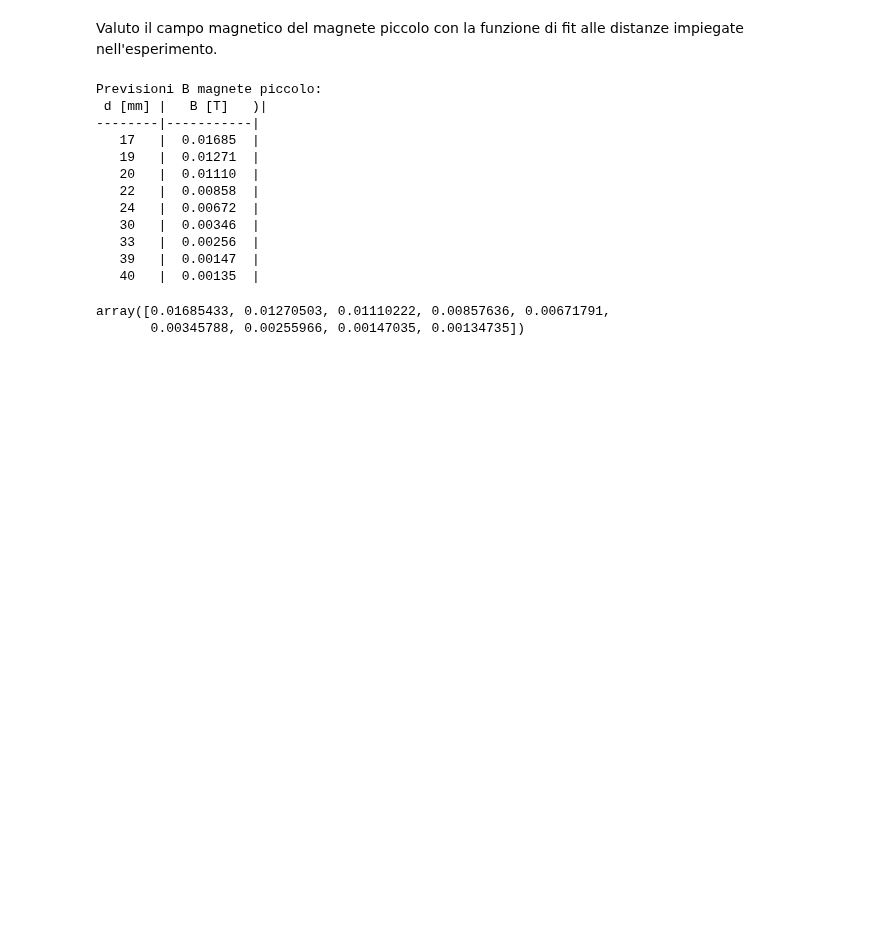
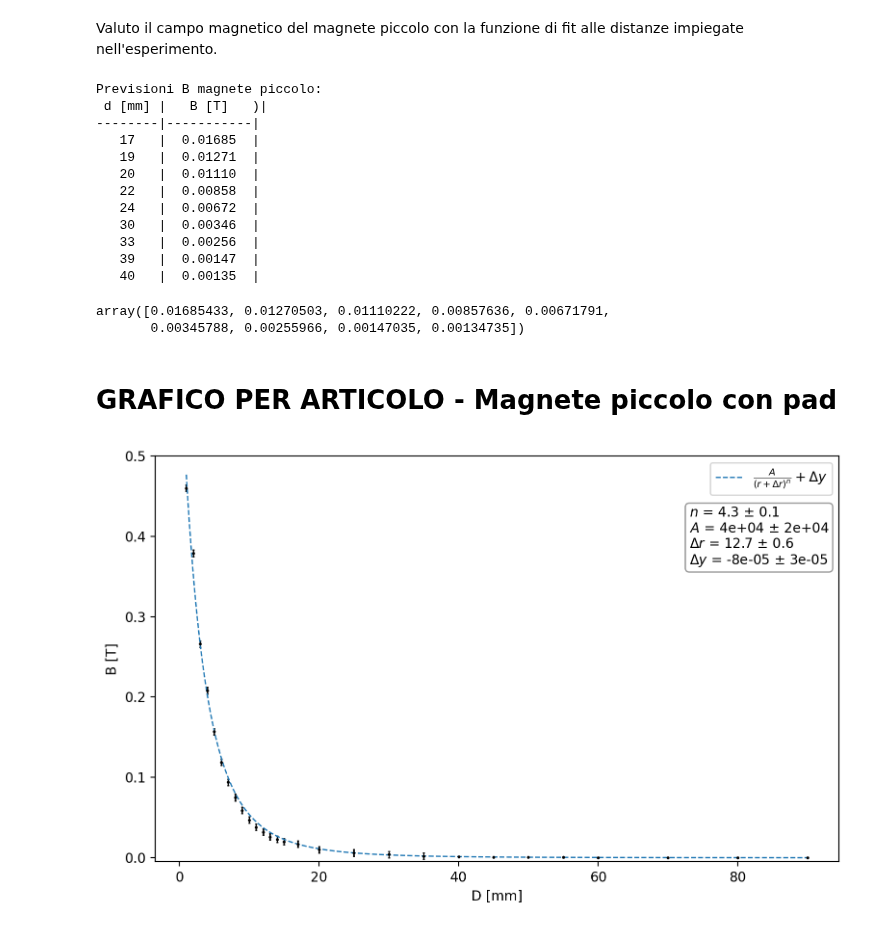
Before and after one commit to zosojack/lab-ss-2, a Jupyter notebook: PARTE 1: PL/4-fit_magneti.ipynb, the cells around one changed output. Cells and saved outputs as stored; diff of their text form; code cells hidden in the pictures; blank space fills up the shorter version.

```diff
--- a/PARTE 1: PL/4-fit_magneti.ipynb
+++ b/PARTE 1: PL/4-fit_magneti.ipynb
@@ -326,3 +334,72 @@ previsioni_B
 # %% [output]
 array([0.01685433, 0.01270503, 0.01110222, 0.00857636, 0.00671791,
        0.00345788, 0.00255966, 0.00147035, 0.00134735])
+# %% [markdown]
+# GRAFICO PER ARTICOLO - Magnete piccolo con pad
+# %%
+# Dati
+dati2 = np.loadtxt("data/magnete_piccolo_su_d.csv", skiprows=1)
+d2     = dati2[:, 1]     # ascissa (r)
+B2     = dati2[:, 0]     # ordinata (B)
+err_B2 = dati2[:, 2]     # errore su B
+
+# Opzionale: rimuovi il primo punto e scala gli errori come nel tuo codice
+d2     = d2[1:]
+B2     = B2[1:]
+err_B2 = err_B2[1:] * 4
+
+# Limiti sui parametri: (n, A, delta_r, delta_y)
+low2 =  (0,   -np.inf, -np.inf, -1e-3)
+upp2 =  (20.,  np.inf,  np.inf,  1e-3)
+
+# Fit
+popt2_2, pcov2_2 = curve_fit(
+    esponente_libero, d2, B2,
+    sigma=err_B2, absolute_sigma=True,
+    bounds=(low2, upp2), maxfev=10000
+)
+perr2_2 = np.sqrt(np.diag(pcov2_2))  # incertezze 1σ
+
+# Plot
+fig, ax = plt.subplots(figsize=(8, 5), dpi=200)
+
+# Dati con barre d'errore
+ax.errorbar(
+    d2, B2, yerr=err_B2,
+    fmt='o', markersize=1.2,
+    elinewidth=1, capsize=0.8, capthick=1,
+    color='black'
+)
+
+# Curva di fit
+x_fit2   = np.linspace(d2.min(), d2.max(), 400)
+y_fit2_2 = esponente_libero(x_fit2, *popt2_2)
+ax.plot(
+    x_fit2, y_fit2_2, linestyle='--', linewidth=1.0,
+    label=r"$\frac{A}{(r+\Delta r)^{n}}+\Delta y$",
+    color='tab:blue'
+)
+
+# Pad con parametri e incertezze
+textstr = (
+    rf"$n$ = {popt2_2[0]:.1f} ± {perr2_2[0]:.1f}" + "\n"
+    rf"$A$ = {popt2_2[1]:.0e} ± {perr2_2[1]:.0e}" + "\n"
+    rf"$\Delta r$ = {popt2_2[2]:.1f} ± {perr2_2[2]:.1f}" + "\n"
+    rf"$\Delta y$ = {popt2_2[3]:.0e} ± {perr2_2[3]:.0e}"
+)
+ax.text(
+    0.7815, 0.8, textstr,
+    transform=ax.transAxes,
+    ha='left', va='center', fontsize=10,
+    bbox=dict(boxstyle='round', facecolor='white', alpha=0.8, edgecolor='gray')
+)
+
+ax.set_xlabel("D [mm]")
+ax.set_ylabel("B [T]")
+ax.set_ylim(-0.005, 0.5)
+ax.legend()
+#ax.grid(True, alpha=0.25)
+plt.tight_layout()
+plt.show()
+# %% [output]
+[figure, added]
```
Also changed, not shown: parts of 3 cells of this notebook, 14 other files.
